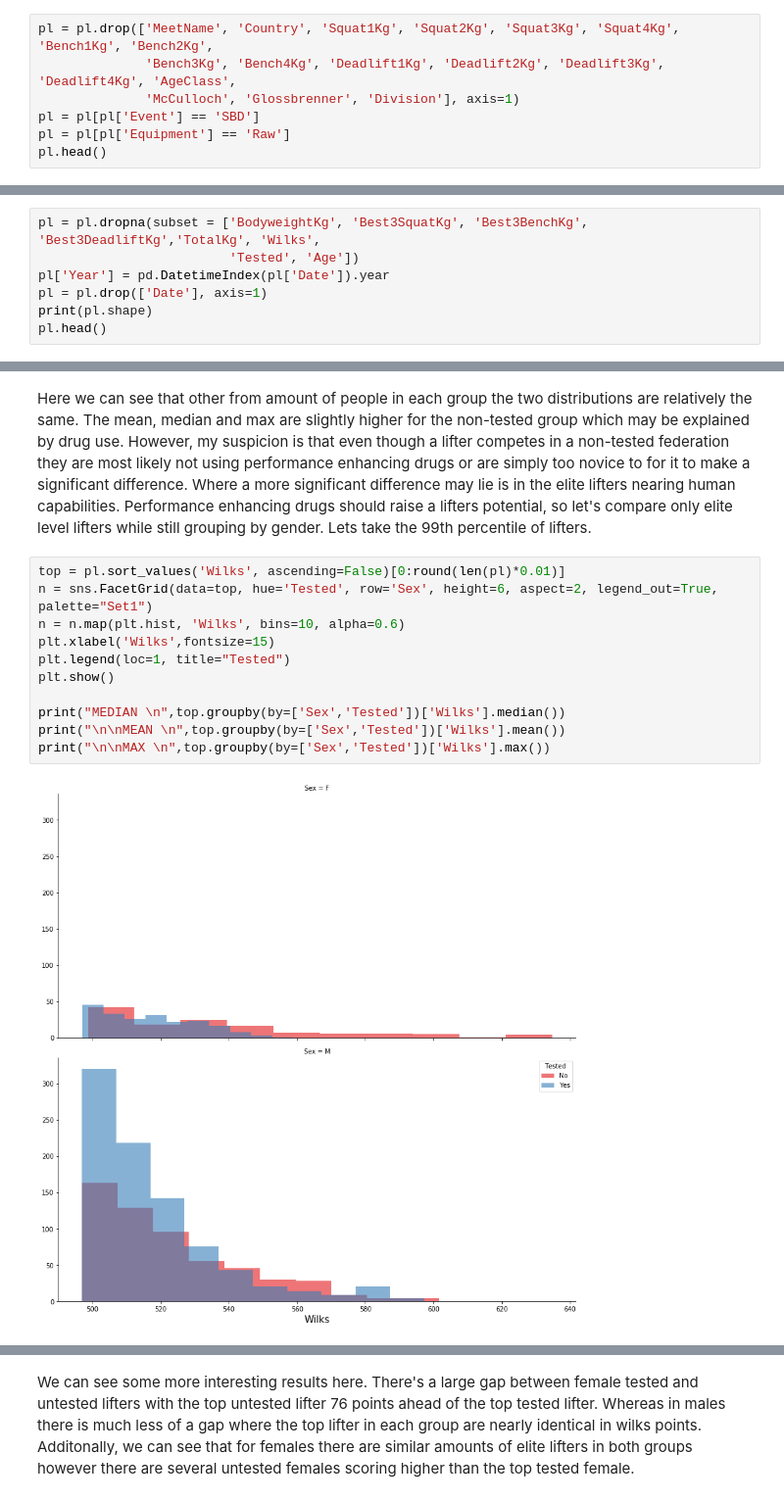
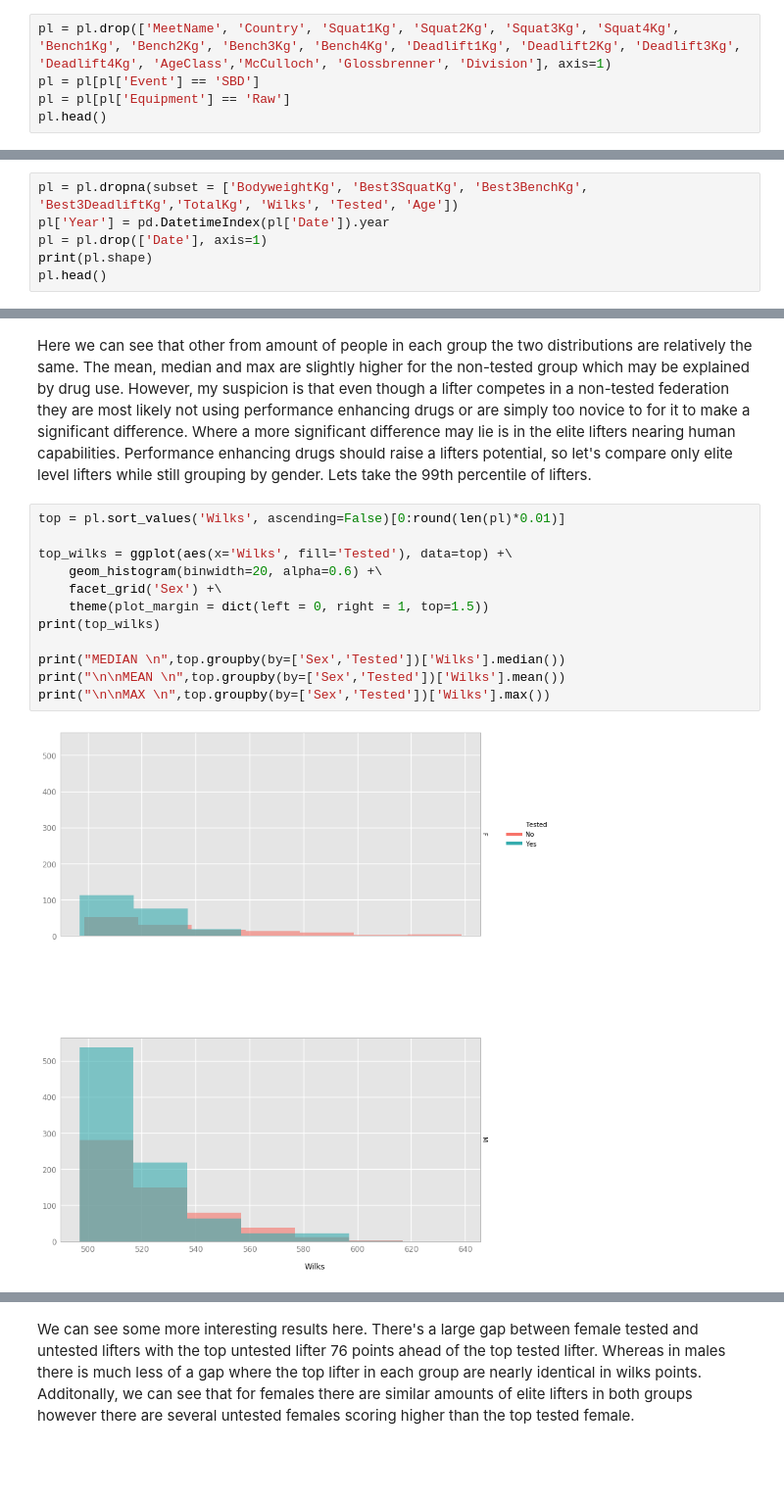
Before and after one commit to ParkerRam/Powerlifting-Analysis, a Jupyter notebook: pl_analysis.ipynb, the cells around one changed output, grey strips where cells are left out. Shown: that part at 98% size. Saved outputs shown, nothing was run; the diff lists cells and outputs as text; blank space fills up the shorter version.

Commit message:
Switched to ggplot

```diff
--- a/pl_analysis.ipynb
+++ b/pl_analysis.ipynb
@@ -55,9 +55,7 @@ pl.head()
 # %% [markdown]
 We can see that we have quite a few irrelevant columns for the purpose of our analysis, so let's clean it up a bit. Additionally, let's filter only 'SBD' events.
 # %%
-pl = pl.drop(['MeetName', 'Country', 'Squat1Kg', 'Squat2Kg', 'Squat3Kg', 'Squat4Kg', 'Bench1Kg', 'Bench2Kg',
-              'Bench3Kg', 'Bench4Kg', 'Deadlift1Kg', 'Deadlift2Kg', 'Deadlift3Kg', 'Deadlift4Kg', 'AgeClass',
-              'McCulloch', 'Glossbrenner', 'Division'], axis=1)
+pl = pl.drop(['MeetName', 'Country', 'Squat1Kg', 'Squat2Kg', 'Squat3Kg', 'Squat4Kg', 'Bench1Kg', 'Bench2Kg', 'Bench3Kg', 'Bench4Kg', 'Deadlift1Kg', 'Deadlift2Kg', 'Deadlift3Kg', 'Deadlift4Kg', 'AgeClass','McCulloch', 'Glossbrenner', 'Division'], axis=1)
 pl = pl[pl['Event'] == 'SBD']
 pl = pl[pl['Equipment'] == 'Raw']
 pl.head()
@@ -71,8 +69,7 @@ pl.head()
 # %% [markdown]
 We'll take care of NaN values in the most important columns and mutate the date column to include just the year.
 # %%
-pl = pl.dropna(subset = ['BodyweightKg', 'Best3SquatKg', 'Best3BenchKg', 'Best3DeadliftKg','TotalKg', 'Wilks',
-                         'Tested', 'Age'])
+pl = pl.dropna(subset = ['BodyweightKg', 'Best3SquatKg', 'Best3BenchKg', 'Best3DeadliftKg','TotalKg', 'Wilks', 'Tested', 'Age'])
 pl['Year'] = pd.DatetimeIndex(pl['Date']).year
 pl = pl.drop(['Date'], axis=1)
 print(pl.shape)
@@ -153,14 +149,15 @@ Name: Wilks, dtype: float64
 Here we can see that other from amount of people in each group the two distributions are relatively the same. The mean, median and max are slightly higher for the non-tested group which may be explained by drug use. However, my suspicion is that even though a lifter competes in a non-tested federation they are most likely not using performance enhancing drugs or are simply too novice to for it to make a significant difference. Where a more significant difference may lie is in the elite lifters nearing human capabilities. Performance enhancing drugs should raise a lifters potential, so let's compare only elite level lifters while still grouping by gender. Lets take the 99th percentile of lifters.
 # %%
 top = pl.sort_values('Wilks', ascending=False)[0:round(len(pl)*0.01)]
-n = sns.FacetGrid(data=top, hue='Tested', row='Sex', height=6, aspect=2, legend_out=True, palette="Set1")
-n = n.map(plt.hist, 'Wilks', bins=10, alpha=0.6)
-plt.xlabel('Wilks',fontsize=15)
-plt.legend(loc=1, title="Tested")
-plt.show()
+
+top_wilks = ggplot(aes(x='Wilks', fill='Tested'), data=top) +\
+    geom_histogram(binwidth=20, alpha=0.6) +\
+    facet_grid('Sex') +\
+    theme(plot_margin = dict(left = 0, right = 1, top=1.5))
+print(top_wilks)
 
 print("MEDIAN \n",top.groupby(by=['Sex','Tested'])['Wilks'].median())
 print("\n\nMEAN \n",top.groupby(by=['Sex','Tested'])['Wilks'].mean())
 print("\n\nMAX \n",top.groupby(by=['Sex','Tested'])['Wilks'].max())
 # %% [output]
-[figure, old version]
+[figure, new version]
```
Also changed, not shown: parts of 11 cells of this notebook.
